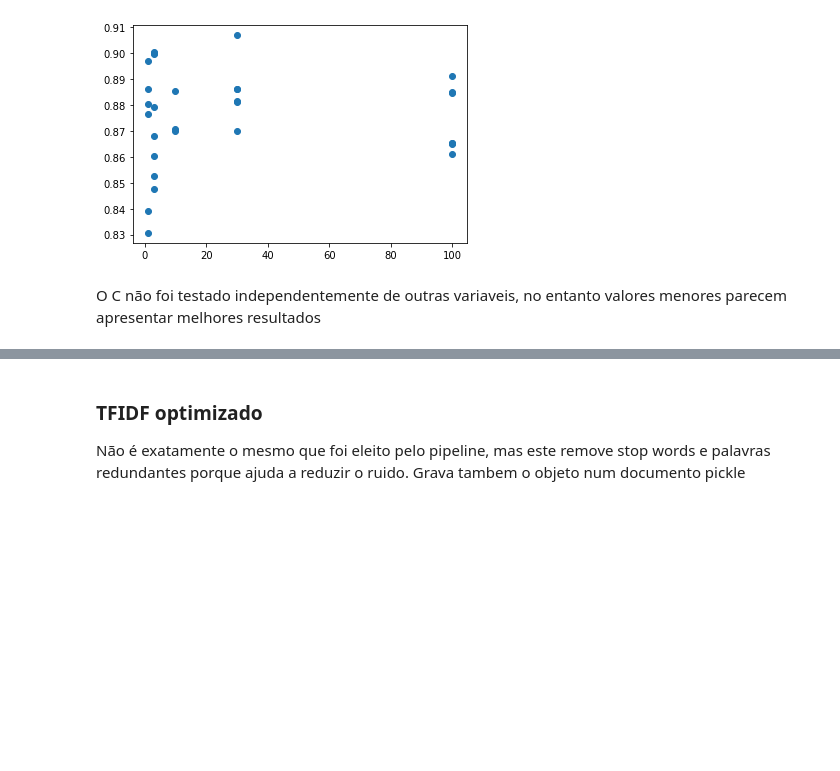
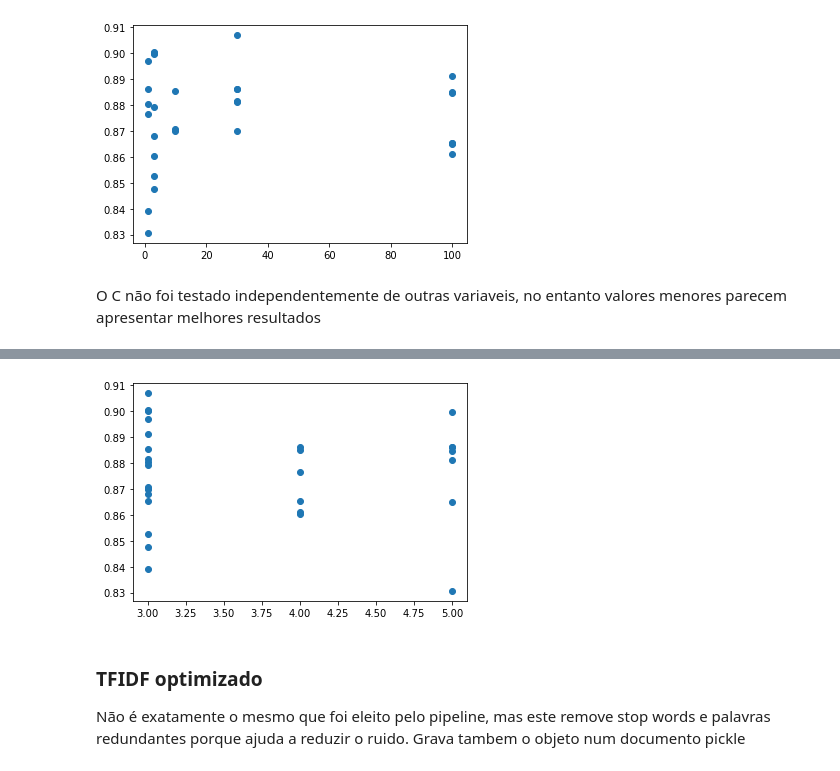
Before and after one commit to phenriques740/AA-TP, a Jupyter notebook: TP_45415_44105.ipynb, the cells around one changed output, grey strips where cells are left out. Drawn from its saved outputs; the diff is of its cells as text; code cells hidden in the pictures; blank space fills up the shorter version.

```diff
--- a/TP_45415_44105.ipynb
+++ b/TP_45415_44105.ipynb
@@ -384,7 +380,8 @@ dict_keys(['mean_fit_time', 'std_fit_time', 'mean_score_time', 'std_score_time',
 # %%
 def plot_against_score(gridSearchResults, param):
     """
-    Este metodo mostra como uma variavel em particular se comporta em relacao aos resultados provenientes do gridSearch
+    Este metodo mostra como uma variavel em particular se comporta em relacao aos
+    resultados provenientes do gridSearch
 
     Parameters
     ----------
@@ -397,11 +394,12 @@ def plot_against_score(gridSearchResults, param):
 
     ranks = gridSearchResults['rank_test_score']
     scores = gridSearchResults['mean_test_score']
-    log_c = gridSearchResults[param].data
-    log_c = np.array(log_c, dtype=np.uint32)
+    p = gridSearchResults[param].data
+    p = np.array(p, dtype=np.uint32)
     data = np.array(sorted(zip(ranks,log_c,scores), key=lambda x : x[0]))
 
     plt.plot(data[:,1], data[:,2], 'o')
+    plt.xlabel(np.unique())
 # %%
 plot_against_score(grid_search.cv_results_,'param_clf__C' )
 # %% [output]
@@ -411,3 +413,7 @@ O C não foi testado independentemente de outras variaveis, no entanto valores m
+# %%
+plot_against_score(grid_search.cv_results_,'param_tfidf__min_df')
+# %% [output]
+[figure, added]
 # %% [markdown]
 ###  TFIDF optimizado
 
```
Also changed, not shown: parts of 4 cells of this notebook, 2 other files.
